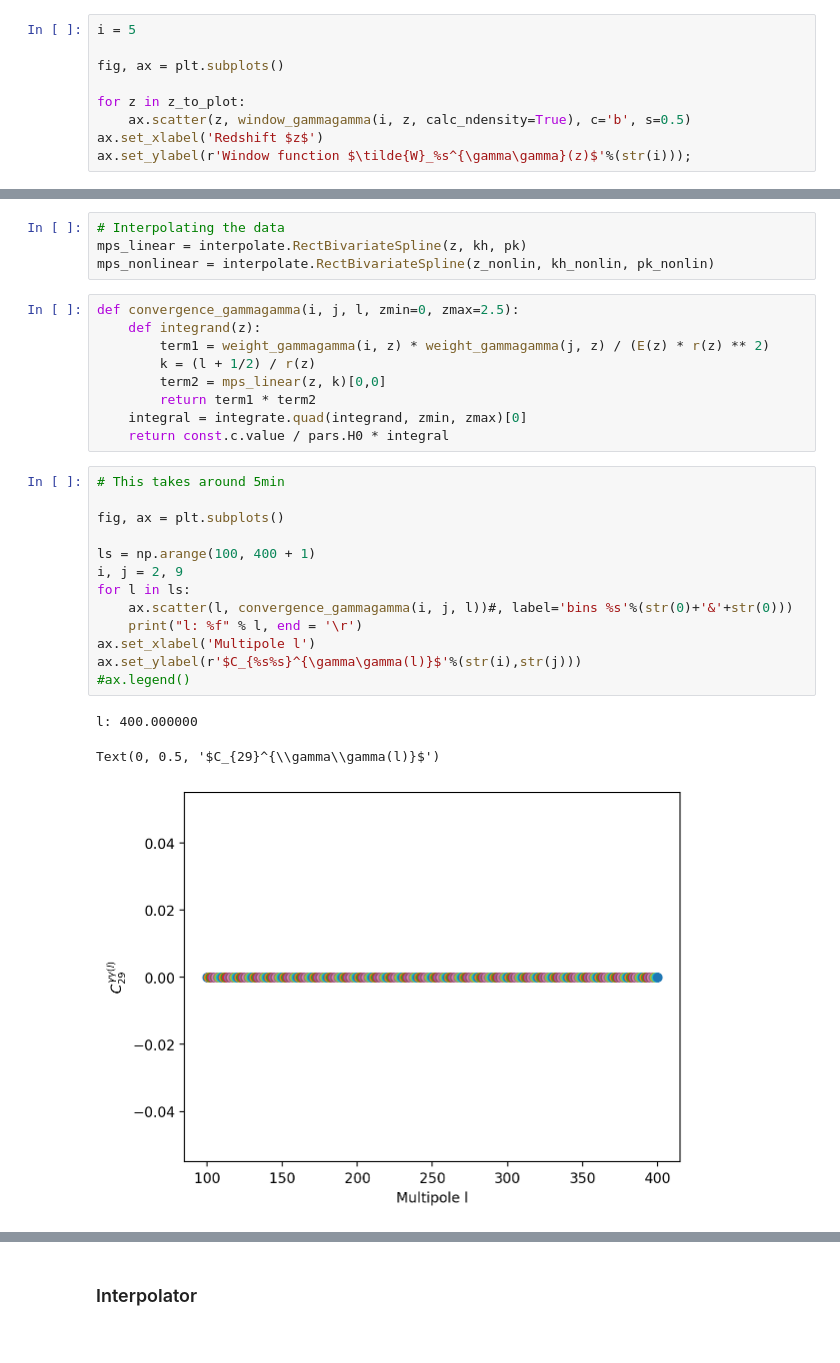
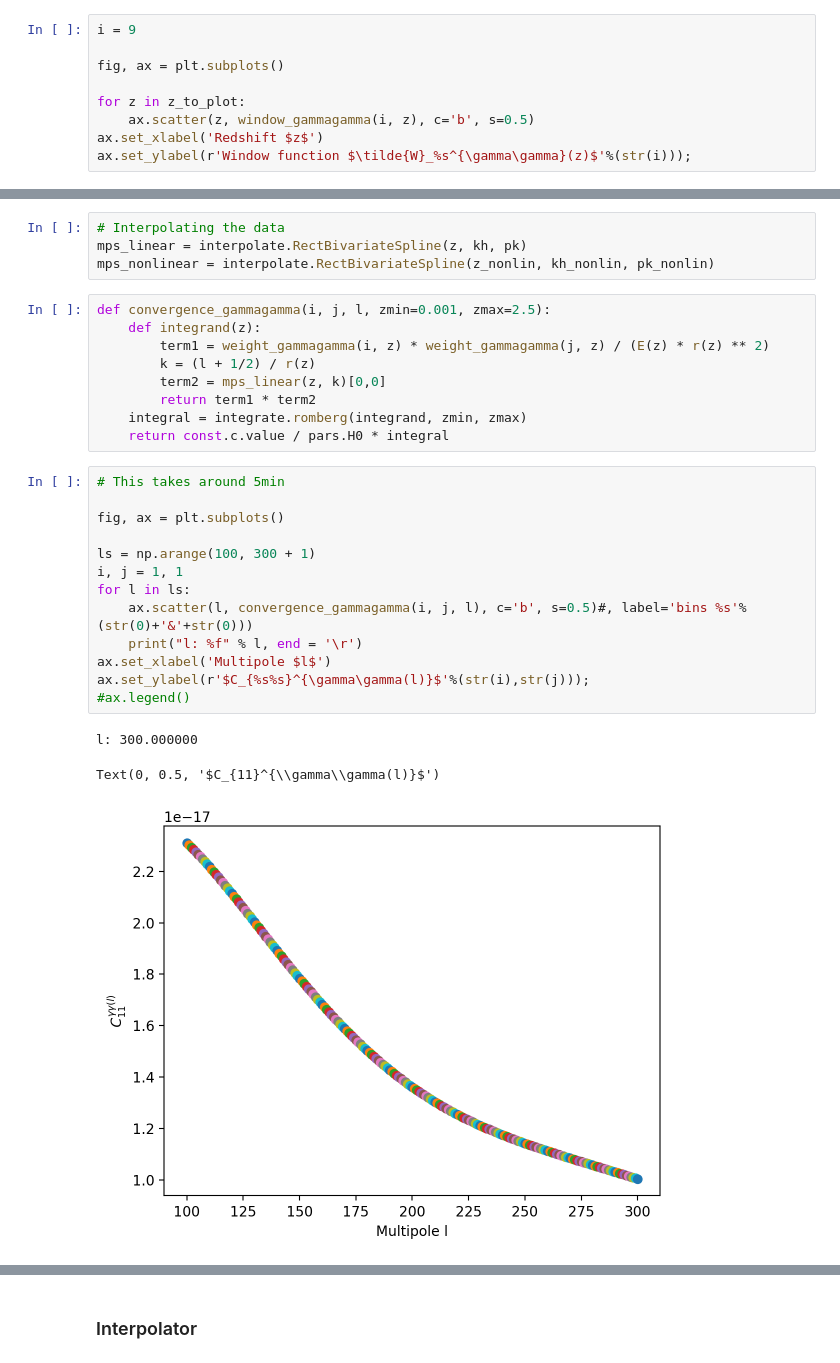
Before and after one commit to vPedreros/dfi-summer-2023, a Jupyter notebook: summer_nb.ipynb, the cells around one changed output, grey strips where cells are left out. Saved outputs shown, nothing was run; the diff lists cells and outputs as text.

Commit message:
fixed pdf, and plot obtained

```diff
--- a/summer_nb.ipynb
+++ b/summer_nb.ipynb
@@ -346,11 +351,11 @@ for i in range(len(z_equipop_bins)):
     np.savetxt('bin_ndensity/bin_%s'%(str(i)), np.array(list))
 # %%
-i = 5
+i = 9
 
 fig, ax = plt.subplots()
 
 for z in z_to_plot:
-    ax.scatter(z, window_gammagamma(i, z, calc_ndensity=True), c='b', s=0.5)
+    ax.scatter(z, window_gammagamma(i, z), c='b', s=0.5)
 ax.set_xlabel('Redshift $z$')
 ax.set_ylabel(r'Window function $\tilde{W}_%s^{\gamma\gamma}(z)$'%(str(i)));
 # %% [output]
@@ -410,28 +413,28 @@ for rslt in dict_mps_data:
 mps_linear = interpolate.RectBivariateSpline(z, kh, pk)
 mps_nonlinear = interpolate.RectBivariateSpline(z_nonlin, kh_nonlin, pk_nonlin)
 # %%
-def convergence_gammagamma(i, j, l, zmin=0, zmax=2.5):
+def convergence_gammagamma(i, j, l, zmin=0.001, zmax=2.5):
     def integrand(z):
         term1 = weight_gammagamma(i, z) * weight_gammagamma(j, z) / (E(z) * r(z) ** 2)
         k = (l + 1/2) / r(z)
         term2 = mps_linear(z, k)[0,0]
         return term1 * term2
-    integral = integrate.quad(integrand, zmin, zmax)[0]
+    integral = integrate.romberg(integrand, zmin, zmax)
     return const.c.value / pars.H0 * integral
 # %%
 # This takes around 5min
 
 fig, ax = plt.subplots()
 
-ls = np.arange(100, 400 + 1)
-i, j = 2, 9
+ls = np.arange(100, 300 + 1)
+i, j = 1, 1
 for l in ls:
-    ax.scatter(l, convergence_gammagamma(i, j, l))#, label='bins %s'%(str(0)+'&'+str(0)))
+    ax.scatter(l, convergence_gammagamma(i, j, l), c='b', s=0.5)#, label='bins %s'%(str(0)+'&'+str(0)))
     print("l: %f" % l, end = '\r')
-ax.set_xlabel('Multipole l')
-ax.set_ylabel(r'$C_{%s%s}^{\gamma\gamma(l)}$'%(str(i),str(j)))
+ax.set_xlabel('Multipole $l$')
+ax.set_ylabel(r'$C_{%s%s}^{\gamma\gamma(l)}$'%(str(i),str(j)));
 #ax.legend()
 # %% [output]
-l: 400.000000
+l: 300.000000
-Text(0, 0.5, '$C_{29}^{\\gamma\\gamma(l)}$')
+Text(0, 0.5, '$C_{11}^{\\gamma\\gamma(l)}$')
-[figure, old version]
+[figure, new version]
```
Also changed, not shown: parts of 9 cells of this notebook.
